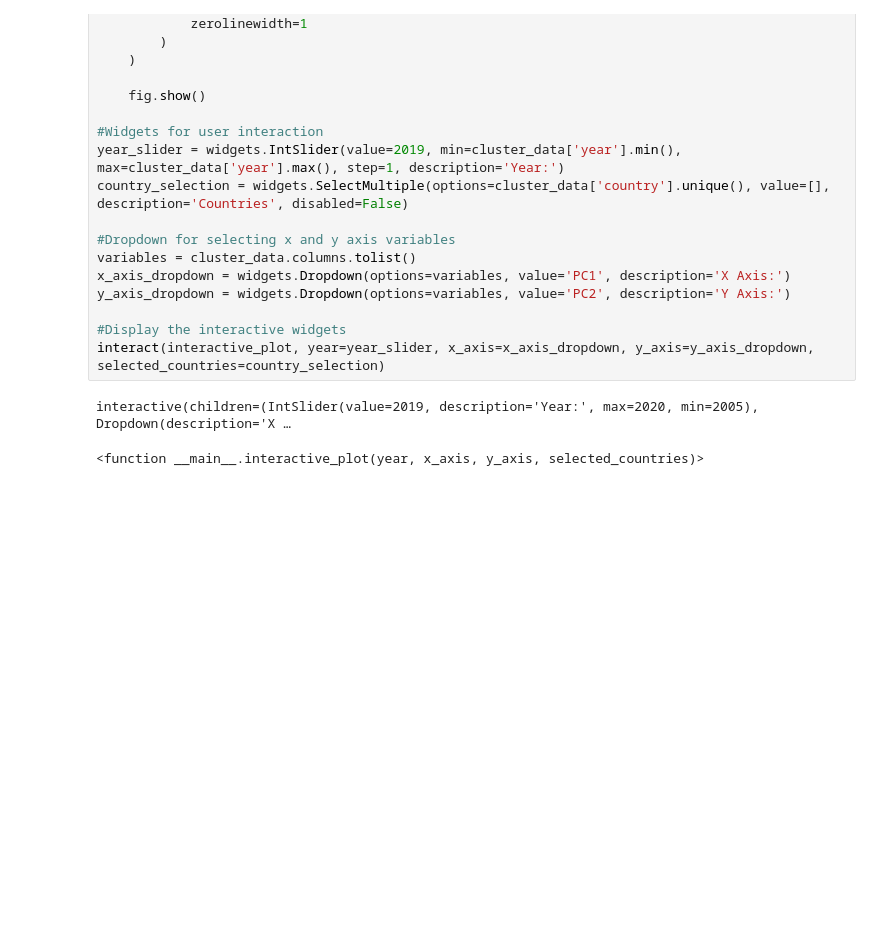
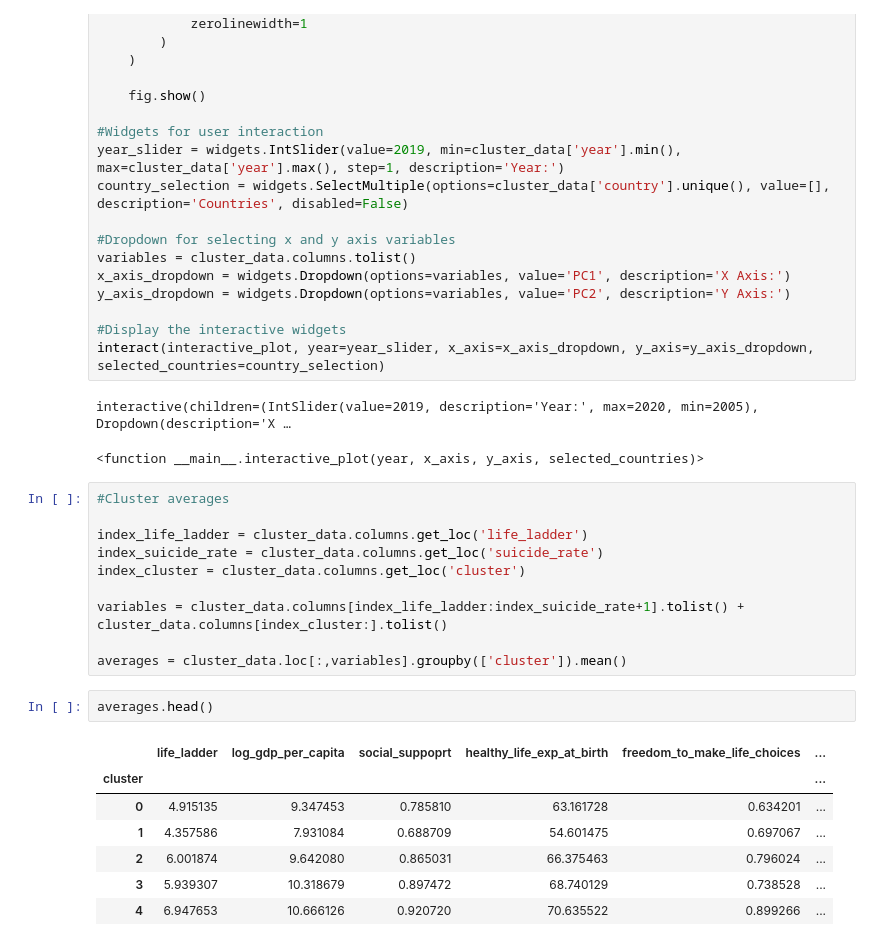
Before and after one commit to khtamkivi/DDS_project_2023, a Jupyter notebook: Clustering_Karl.ipynb, the cells around one changed output. Saved outputs shown, nothing was run; the diff lists cells and outputs as text; blank space fills up the shorter version.

```diff
--- a/Clustering_Karl.ipynb
+++ b/Clustering_Karl.ipynb
@@ -249,3 +249,23 @@ interact(interactive_plot, year=year_slider, x_axis=x_axis_dropdown, y_axis=y_ax
 # %% [output]
 interactive(children=(IntSlider(value=2019, description='Year:', max=2020, min=2005), Dropdown(description='X …
 <function __main__.interactive_plot(year, x_axis, y_axis, selected_countries)>
+# %%
+#Cluster averages
+
+index_life_ladder = cluster_data.columns.get_loc('life_ladder')
+index_suicide_rate = cluster_data.columns.get_loc('suicide_rate')
+index_cluster = cluster_data.columns.get_loc('cluster')
+
+variables = cluster_data.columns[index_life_ladder:index_suicide_rate+1].tolist() + cluster_data.columns[index_cluster:].tolist()
+
+averages = cluster_data.loc[:,variables].groupby(['cluster']).mean()
+# %%
+averages.head()
+# %% [output]
+|  | life_ladder | log_gdp_per_capita | social_suppoprt | healthy_life_exp_at_birth | freedom_to_make_life_choices | ... |
+| cluster |  |  |  |  |  | ... |
+| 0 | 4.915135 | 9.347453 | 0.785810 | 63.161728 | 0.634201 | ... |
+| 1 | 4.357586 | 7.931084 | 0.688709 | 54.601475 | 0.697067 | ... |
+| 2 | 6.001874 | 9.642080 | 0.865031 | 66.375463 | 0.796024 | ... |
+| 3 | 5.939307 | 10.318679 | 0.897472 | 68.740129 | 0.738528 | ... |
+| 4 | 6.947653 | 10.666126 | 0.920720 | 70.635522 | 0.899266 | ... |
```
